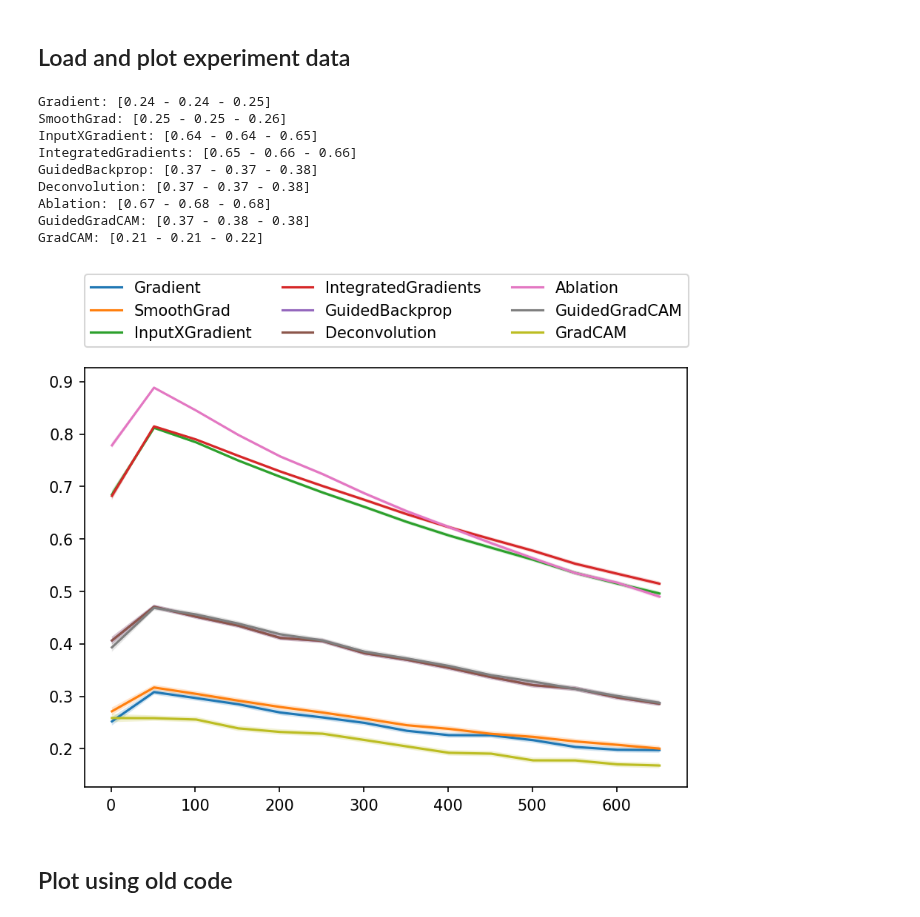
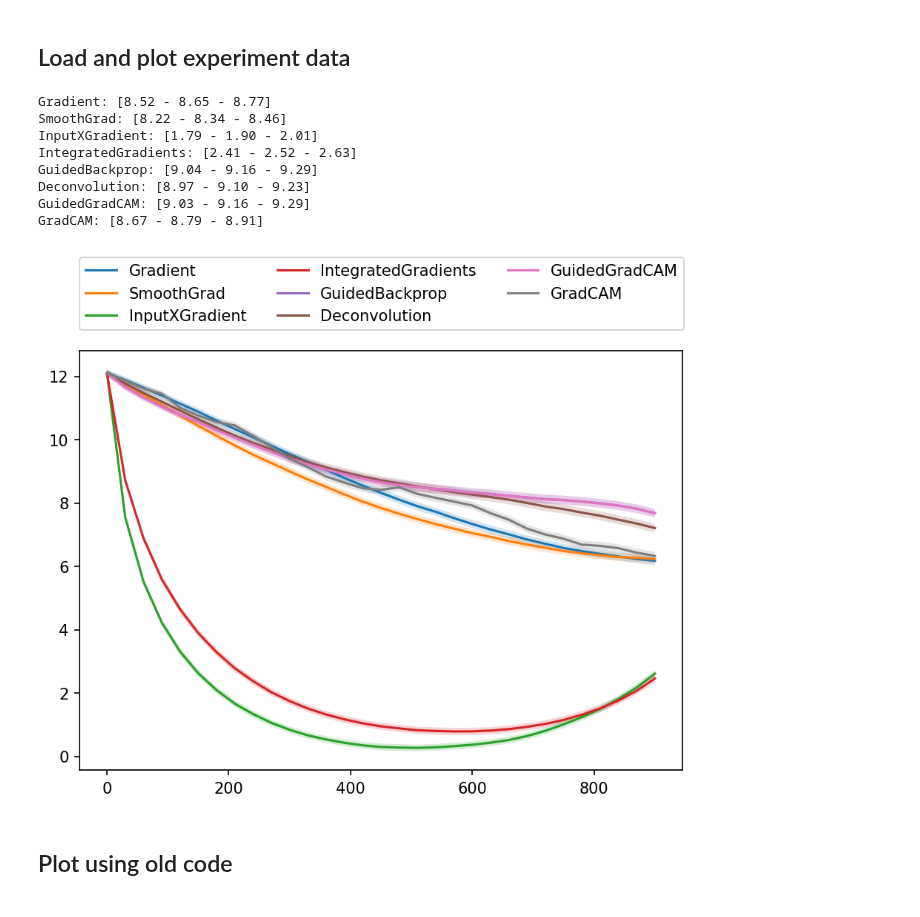
Before and after one commit to arnegevaert/benchmark, a Jupyter notebook: sandbox/show_results.ipynb, the cells around one changed output. Drawn from its saved outputs; the diff is of its cells as text; code cells hidden in the pictures.

Commit message:
bugfixes, plotting new cifar10 results

```diff
--- a/sandbox/show_results.ipynb
+++ b/sandbox/show_results.ipynb
@@ -20,23 +20,23 @@ mpl.rcParams['figure.dpi'] = 150
 # %% [markdown]
 ## Load and plot experiment data
 # %%
-data = pkl.load(open("../out/mnist/sensitivity_n/result_new.pkl", "rb"))
-res = result.LinePlotResult(data)
+data = json.load(open("../out/new/CIFAR10/cifar10_deletion_curves.json", "r"))
+#res = insertion_deletion_curves.Result(**data, mode="deletion")
+res = result.LinePlotResult(**data)
 fig, ax = res.plot(ci=True)
 auc = res.auc()
 for method in auc:
     print(f"{method}: [{auc[method]['lower']:.2f} - {auc[method]['mean']:.2f} - {auc[method]['upper']:.2f}]")
 # %% [output]
-Gradient: [0.24 - 0.24 - 0.25]
-SmoothGrad: [0.25 - 0.25 - 0.26]
-InputXGradient: [0.64 - 0.64 - 0.65]
-IntegratedGradients: [0.65 - 0.66 - 0.66]
-GuidedBackprop: [0.37 - 0.37 - 0.38]
-Deconvolution: [0.37 - 0.37 - 0.38]
-Ablation: [0.67 - 0.68 - 0.68]
-GuidedGradCAM: [0.37 - 0.38 - 0.38]
-GradCAM: [0.21 - 0.21 - 0.22]
+Gradient: [8.52 - 8.65 - 8.77]
+SmoothGrad: [8.22 - 8.34 - 8.46]
+InputXGradient: [1.79 - 1.90 - 2.01]
+IntegratedGradients: [2.41 - 2.52 - 2.63]
+GuidedBackprop: [9.04 - 9.16 - 9.29]
+Deconvolution: [8.97 - 9.10 - 9.23]
+GuidedGradCAM: [9.03 - 9.16 - 9.29]
+GradCAM: [8.67 - 8.79 - 8.91]
-[figure, old version]
+[figure, new version]
 # %% [markdown]
 ## Plot using old code
 # %%
```
Also changed, not shown: parts of 1 cell of this notebook, 3 other files.
